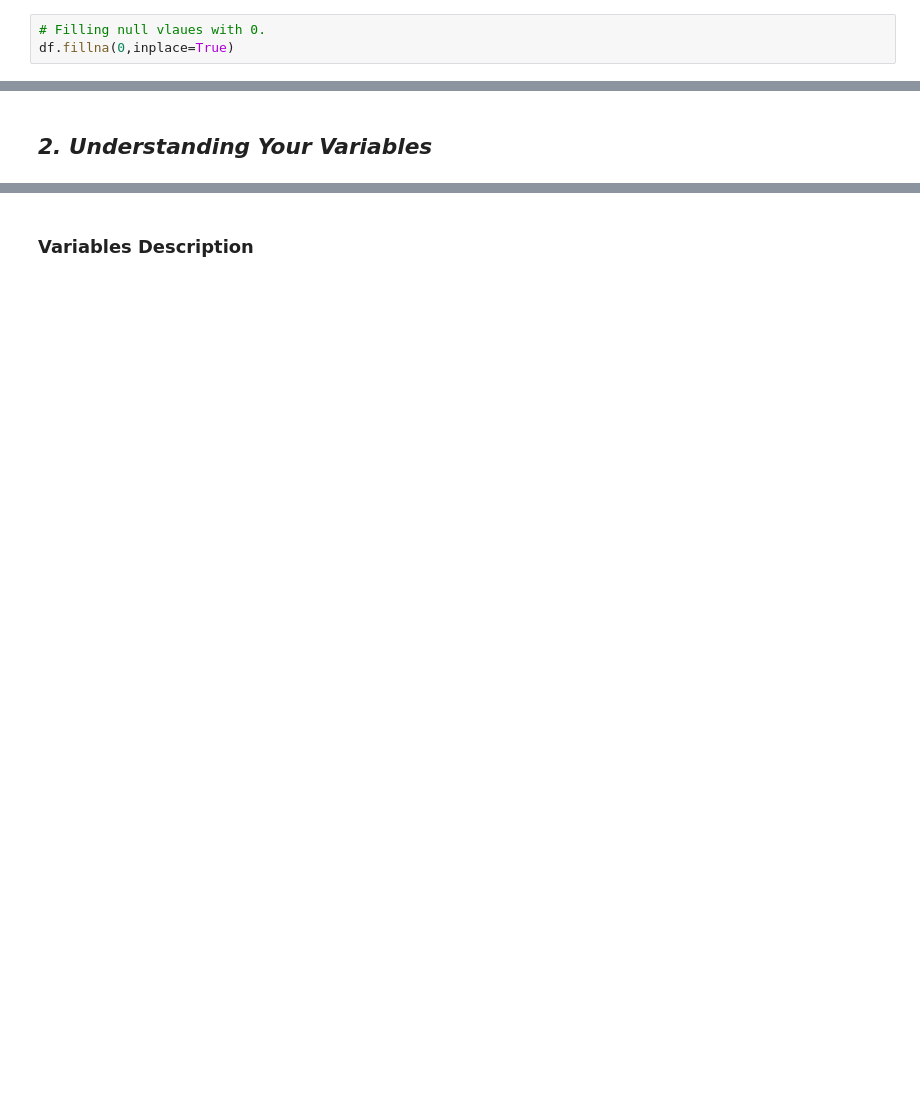
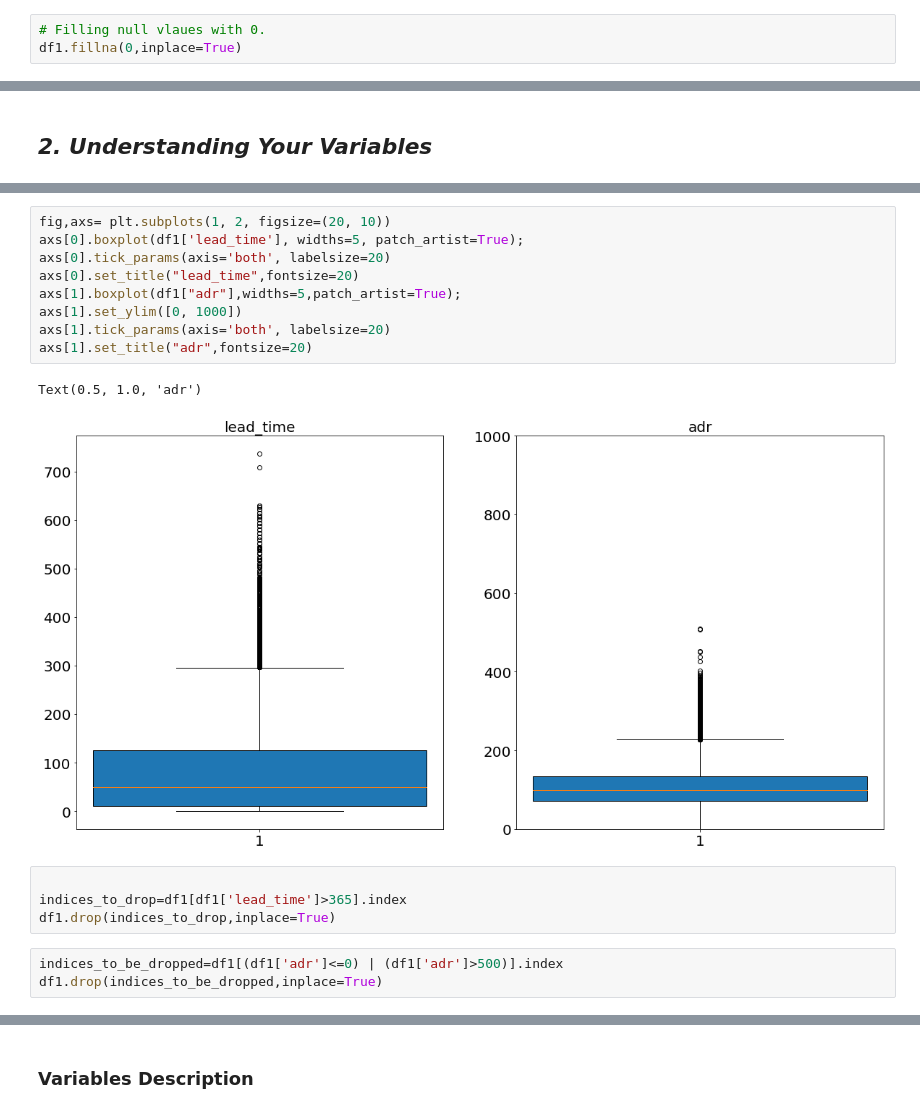
Before and after one commit to Jassibro/EDA-PROJECT, a Jupyter notebook: EDA_Hotel_Booking.ipynb, the cells around one changed output, grey strips where cells are left out. Cells and saved outputs as stored; diff of their text form; blank space fills up the shorter version.

```diff
--- a/EDA_Hotel_Booking.ipynb
+++ b/EDA_Hotel_Booking.ipynb
@@ -190,5 +190,5 @@ From this we can clearly see that columns agent and companay are having major nu
 # %%
 # Filling null vlaues with 0.
-df.fillna(0,inplace=True)
+df1.fillna(0,inplace=True)
 # %% [markdown]
 ### What did you know about your dataset?
@@ -225,3 +225,22 @@ df.describe()
 | 50% | 0.000000 | 49.000000 | 2016.000000 | 27.000000 | 16.000000 | ... |
 | 75% | 1.000000 | 125.000000 | 2017.000000 | 37.000000 | 23.000000 | ... |
 | max | 1.000000 | 737.000000 | 2017.000000 | 53.000000 | 31.000000 | ... |
+# %%
+fig,axs= plt.subplots(1, 2, figsize=(20, 10))
+axs[0].boxplot(df1['lead_time'], widths=5, patch_artist=True);
+axs[0].tick_params(axis='both', labelsize=20)
+axs[0].set_title("lead_time",fontsize=20)
+axs[1].boxplot(df1["adr"],widths=5,patch_artist=True);
+axs[1].set_ylim([0, 1000])
+axs[1].tick_params(axis='both', labelsize=20)
+axs[1].set_title("adr",fontsize=20)
+# %% [output]
+Text(0.5, 1.0, 'adr')
+[figure, added]
+# %%
+
+indices_to_drop=df1[df1['lead_time']>365].index
+df1.drop(indices_to_drop,inplace=True)
+# %%
+indices_to_be_dropped=df1[(df1['adr']<=0) | (df1['adr']>500)].index
+df1.drop(indices_to_be_dropped,inplace=True)
```
Also changed, not shown: parts of 28 cells of this notebook.
